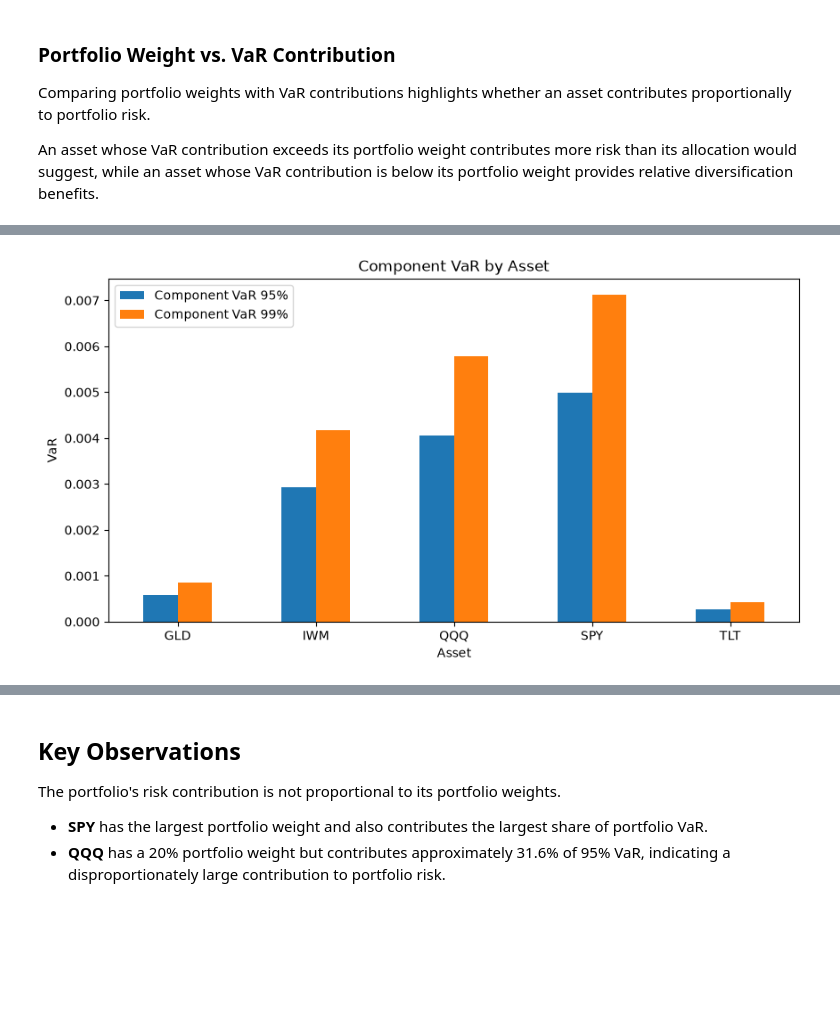
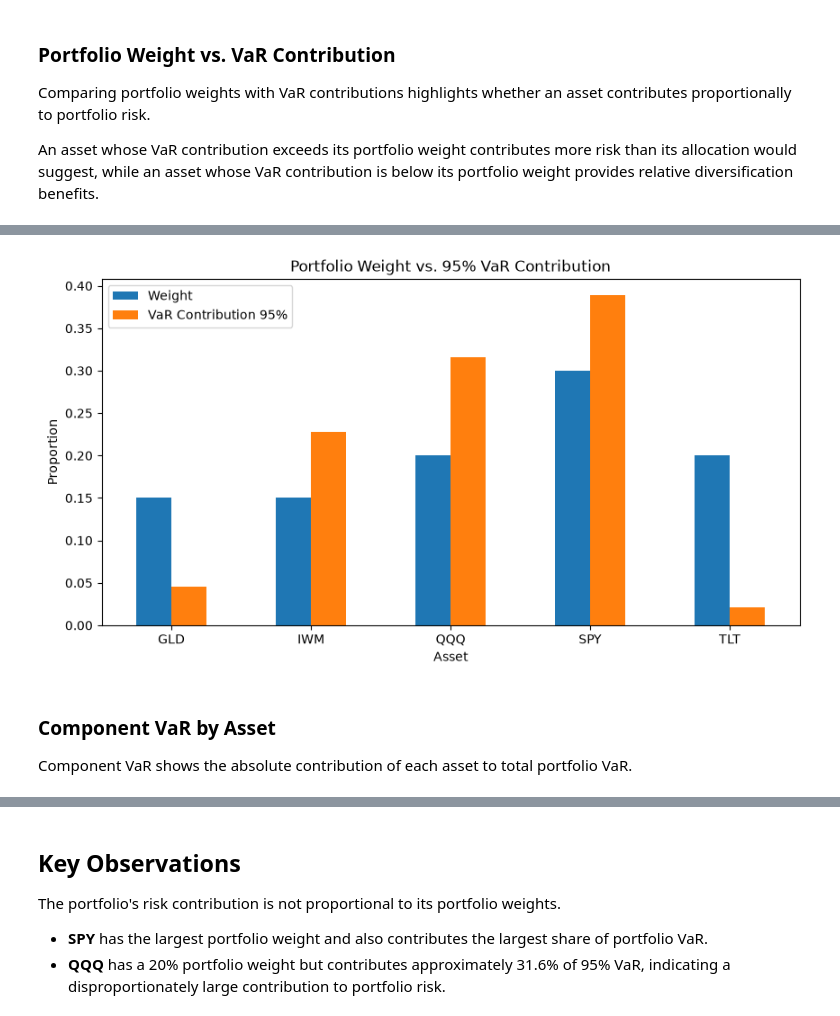
Before and after one commit to VineedMindForge/quantitative-risk-model-validation, a Jupyter notebook: project_01_market_risk_engine/notebooks/07_risk_attribution.ipynb, the cells around one changed output, grey strips where cells are left out. Drawn from its saved outputs; the diff is of its cells as text; code cells hidden in the pictures; blank space fills up the shorter version.

Commit message:
N7 refactor to risk_attribution.py and refine Complete

```diff
--- a/project_01_market_risk_engine/notebooks/07_risk_attribution.ipynb
+++ b/project_01_market_risk_engine/notebooks/07_risk_attribution.ipynb
@@ -118,12 +118,16 @@ The resulting sensitivity is then used to calculate Marginal VaR for each asset.
 
 A positive Marginal VaR indicates that increasing the asset's portfolio weight would increase portfolio VaR, while a negative value indicates a potential diversification benefit.
 # %%
-marginal_volatility = (covariance_matrix @ weights) / portfolio_volatility
 mvar = {}
 
 for level in confidence_levels:
-    z_score = norm.ppf(1 - level)
-    mvar[level] = -(portfolio_mean_returns + z_score * marginal_volatility)
+    mvar[level] = marginal_var(
+        covariance_matrix=covariance_matrix,
+        weights=weights,
+        portfolio_volatility=portfolio_volatility,
+        portfolio_mean_return=portfolio_mean_return,
+        confidence_level=level
+    )
 
 mvar
 # %% [output]
@@ -172,16 +176,19 @@ $$
 
 Under Euler decomposition, the sum of the individual Component VaRs should equal total portfolio VaR.
 # %%
-component_var = {}
+component_var_values = {}
 
 for level in confidence_levels:
-    component_var[level] = weights * mvar[level]
+    component_var_values[level] = component_var(
+        weights=weights,
+        marginal_var_values= mvar[level]
+    )
 
 component_var_df = pd.DataFrame({
     "Weight": weights,
     **{
         f"Component VaR {int(level*100)}%": series
-        for level, series in component_var.items()
+        for level, series in component_var_values.items()
     }
 })
 
@@ -209,14 +216,14 @@ The individual contributions should sum to approximately 100%.
 percentage_contribution = {}
 
 for level in confidence_levels:
-    percentage_contribution[level] = (
-        component_var[level] / var[level]
+    percentage_contribution[level] = var_contribution(
+        component_var_values=component_var_values[level]
     )
 
 contribution_df = pd.DataFrame({
     "Weight": weights,
     **{
-        f"Component VaR {int(level*100)}%": component_var[level]
+        f"Component VaR {int(level*100)}%": component_var_values[level]
         for level in confidence_levels
     },
     **{
@@ -277,11 +287,11 @@ The final risk attribution combines portfolio weights, Marginal VaR, Component V
 risk_attribution_df = pd.DataFrame({
     "Weight": weights,
     "MVaR 95%": mvar[0.95],
-    "Component VaR 95%": component_var[0.95],
+    "Component VaR 95%": component_var_values[0.95],
     "VaR Contribution 95%": percentage_contribution[0.95],
     "MVaR 99%": mvar[0.99],
-    "Component VaR 99%": component_var[0.99],
-    "VaR Contribution 99%": percentage_contribution[0.99]
+    "Component VaR 99%": component_var_values[0.99],
+    "VaR Contribution 99%": percentage_contribution[0.99],
 })
 
 risk_attribution_df
@@ -305,15 +317,21 @@ Component VaR shows the absolute contribution of each asset to total portfolio V
 # %%
-component_var_df[
-    ["Component VaR 95%", "Component VaR 99%"]
-].plot(
+comparison_df = risk_attribution_df[
+    ["Weight", "VaR Contribution 95%"]
+].copy()
+
+comparison_df.plot(
     kind="bar",
     figsize=(10, 5),
-    title="Component VaR by Asset"
+    title="Portfolio Weight vs. 95% VaR Contribution"
 )
 
-plt.ylabel("VaR")
+plt.ylabel("Proportion")
 plt.xlabel("Asset")
 plt.xticks(rotation=0)
 plt.show()
 # %% [output]
-[figure, old version]
+[figure, new version]
+# %% [markdown]
+### Component VaR by Asset
+
+Component VaR shows the absolute contribution of each asset to total portfolio VaR.
```
Also changed, not shown: parts of 7 cells of this notebook, 1 other file.
